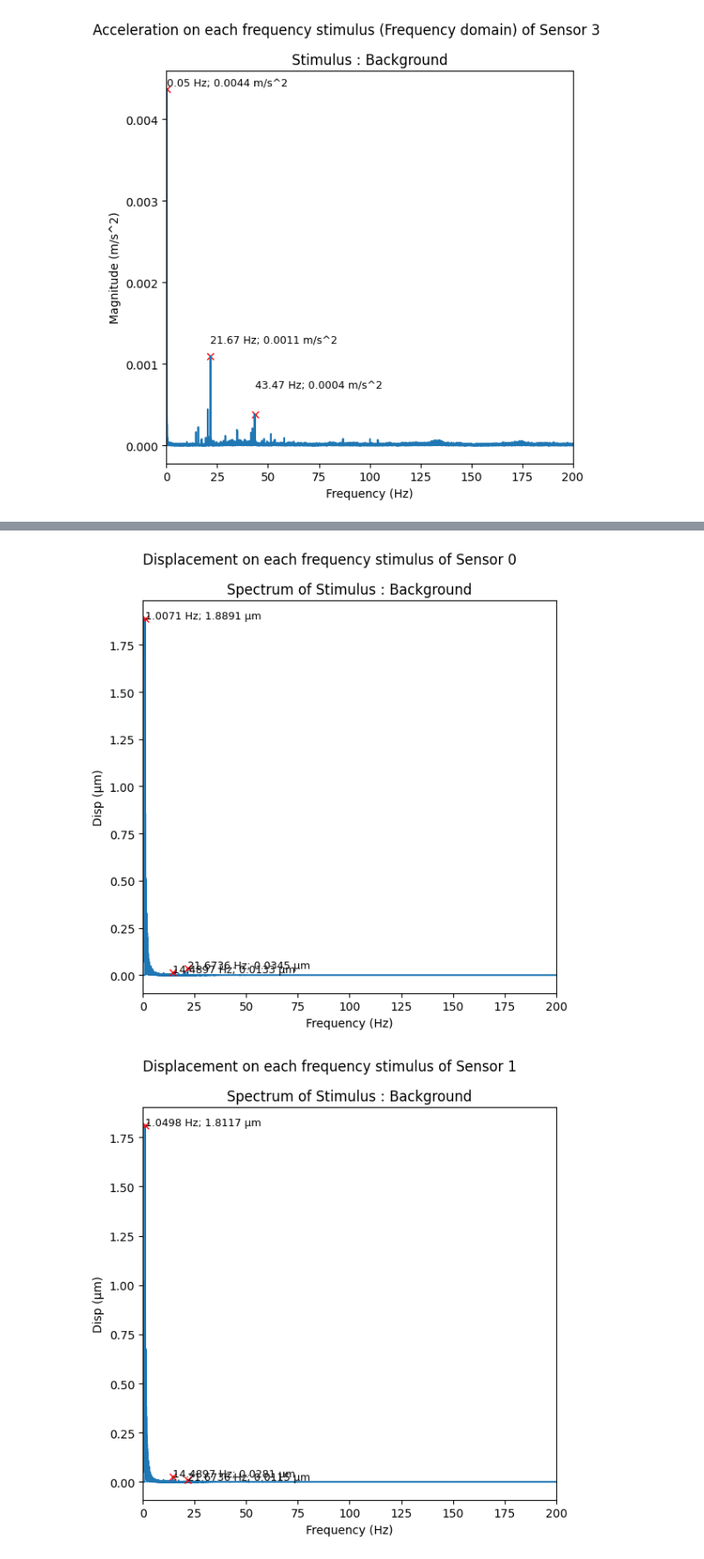
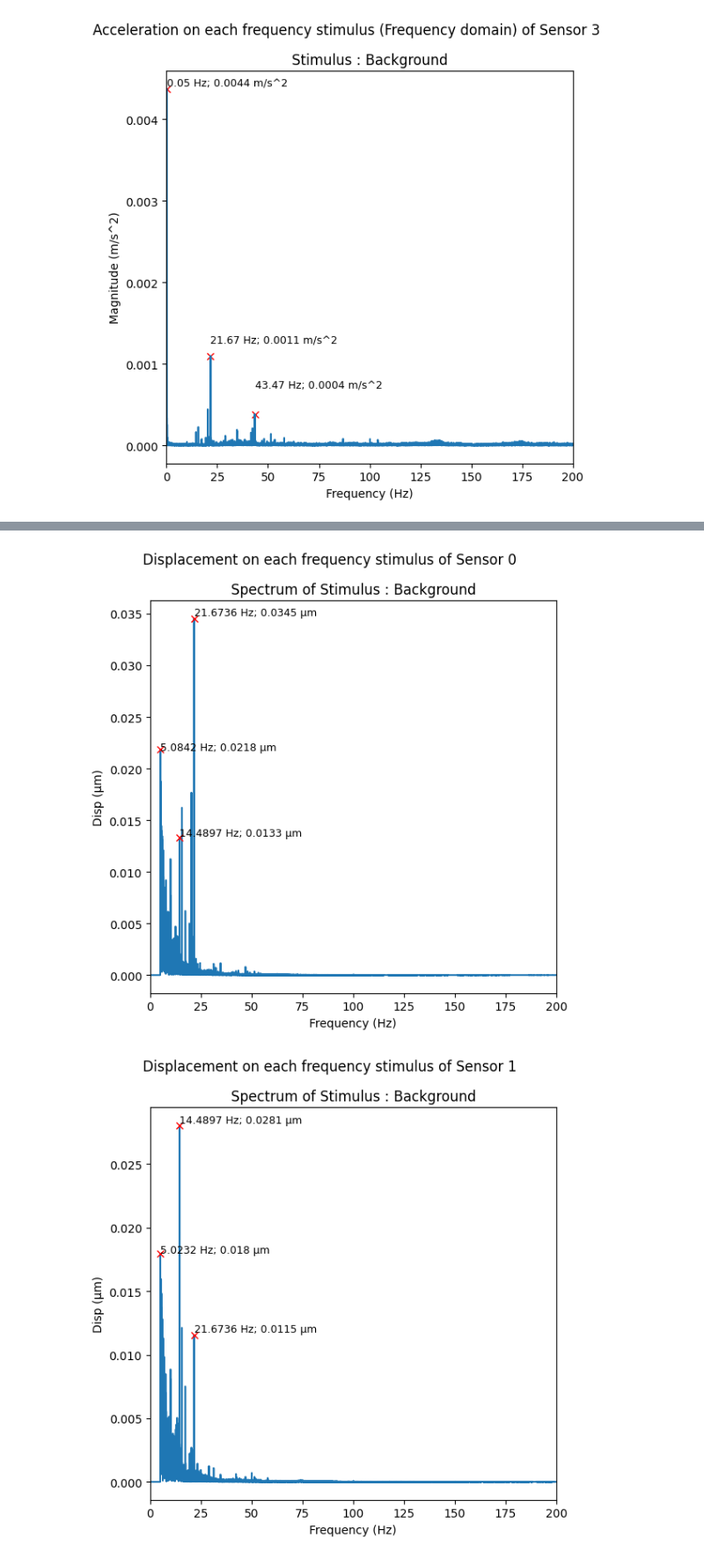
Before and after one commit to VibrasticLab/General_Projects, a Jupyter notebook: JLL_CWO_Okt_2023/extractdata_nidaq (update)_bg.ipynb, the cells around one changed output, grey strips where cells are left out. Shown at 88% size. Cells and saved outputs as stored; diff of their text form; code cells hidden in the pictures.

```diff
--- a/JLL_CWO_Okt_2023/extractdata_nidaq (update)_bg.ipynb
+++ b/JLL_CWO_Okt_2023/extractdata_nidaq (update)_bg.ipynb
@@ -140,7 +140,7 @@ plt.show()
 # %%
 # Convert each acceleration (segmented) data into velocity units
 vel = []
-cf_frequency = 1
+cf_frequency = 5
 for pivot in range(len(segmented_data)):
     plt.figure(figsize=(6,6), tight_layout=True)
     plt.suptitle("Velocity on each frequency stimulus of Sensor "+str(pivot))
@@ -189,8 +189,10 @@ for pivot in range(len(segmented_data)):
 # %%
 # Convert each velocity (segmented) data into displacement units
 disp = []
-cf_frequency = 1
+cf_frequency = 5
 trunk = 0
+freq_plot = []
+disp_plot = []
 for pivot in range(len(segmented_data)):
     plt.figure(figsize=(6,6), tight_layout=True)
     plt.suptitle("Displacement on each frequency stimulus of Sensor "+str(pivot))
@@ -206,34 +208,33 @@ for pivot in range(len(segmented_data)):
         plt.plot(freq_data, data)
 
         peaks, _ = find_peaks(data, height=0.01, distance=2000)
         plt.plot(freq_data[peaks], data[peaks], 'rx')
 
         trunkx = 0
         trunky = 0
-        freq_plot = []
-        disp_plot = []
+
         for x, y in zip(np.round(freq_data[peaks],4), np.round(data[peaks],4)):
             plt.annotate(str(x) + " Hz; " +str(y) + " μm", xy=(x-trunkx,y+trunky), fontsize=9)
             # plt.annotate(str(x) + " Hz; " + str(y) + " $\mu$m", xy=(x+3,y-0.2), fontsize=9)
             freq_plot.append(x)
             disp_plot.append(y)
             trunkx = trunkx + 0.001
             if y+1 > y:
                 trunky = trunky + 0.00015
             else:
                 trunky = trunky - 0.00015
         # plt.subplot(len(segmented_data), 2, 2*i+1)
         # plt.plot(t[datapoints[i][0]:datapoints[i][1]], disp_data*1e6)
         # plt.xlabel("Time (s)")
         # plt.ylabel("Disp (μm)")
         # plt.title("Waveform of Stimulus Frequencies : " + freq_stimulus[i] + " Hz")
 
         # plt.subplot(len(segmented_data), 2, 2*(i+1))
         # plt.plot(freq_data, abs(DISP_data)*1e6)
         plt.xlabel("Frequency (Hz)")
         plt.ylabel("Disp (μm)")
         plt.xlim([0, 200])
         plt.title("Spectrum of Stimulus : " + freq_stimulus[i])
 # %% [output]
-[figure, old version]
+[figure, new version]
-[figure, old version]
+[figure, new version]
```
Also changed, not shown: parts of 7 cells of this notebook.
